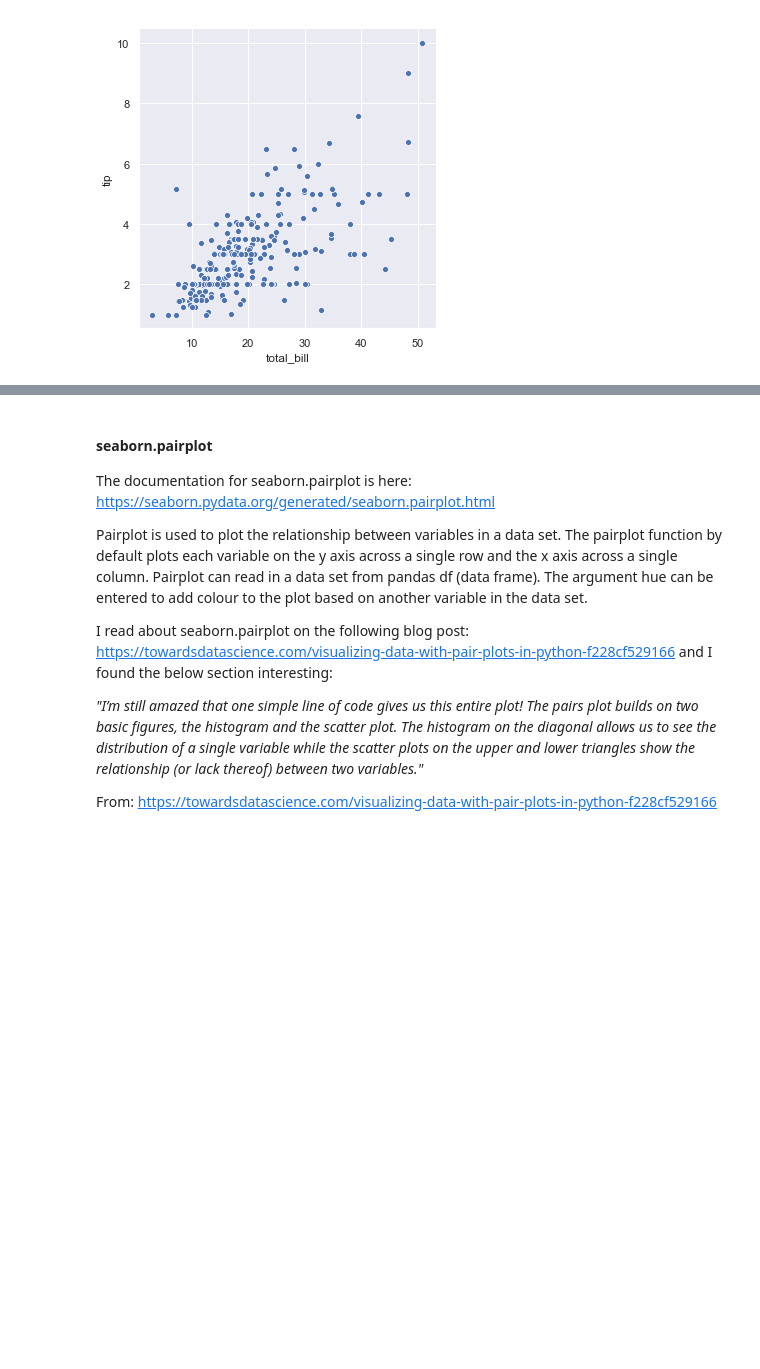
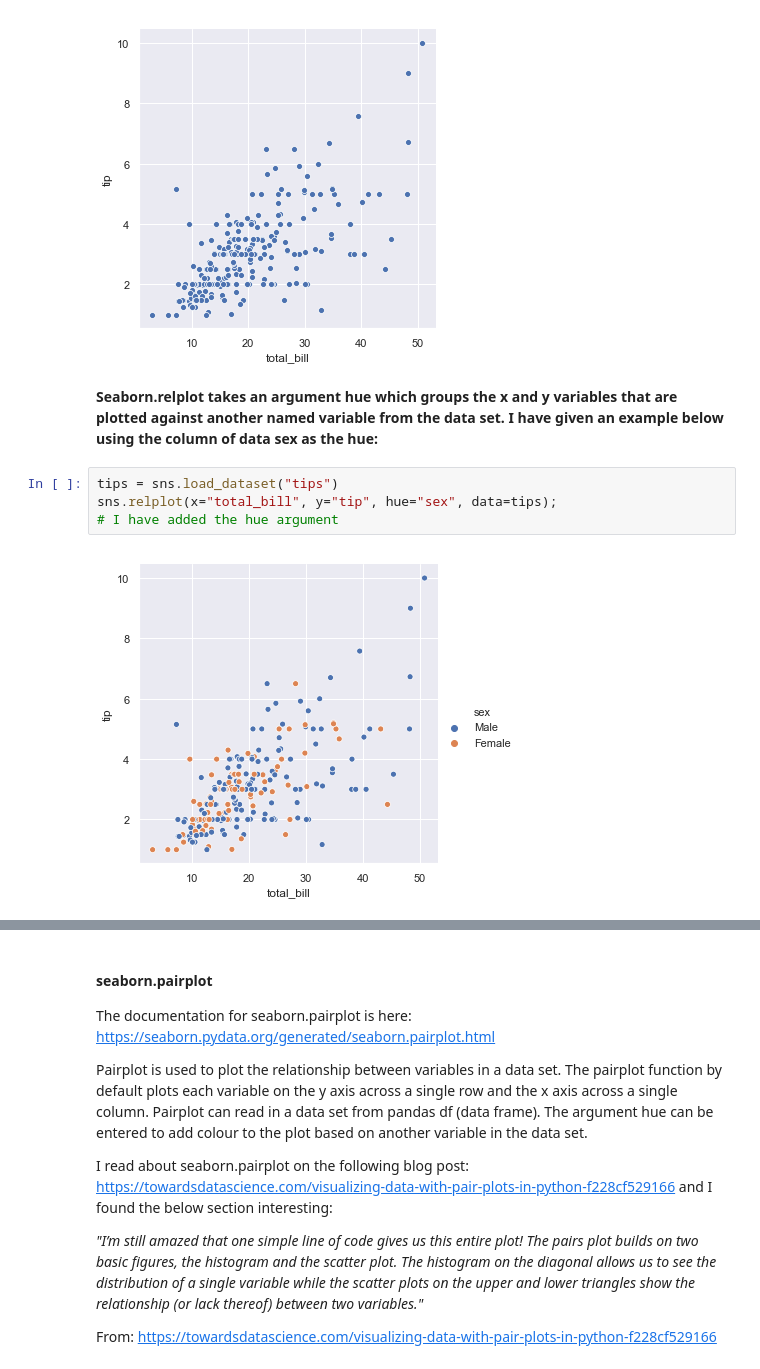
Before and after one commit to johndunne2019/Fundamentals-of-Data-Analysis-Project-2019, a Jupyter notebook: Tips-Dataset.ipynb, the cells around one changed output, grey strips where cells are left out. Cells and saved outputs as stored; diff of their text form; blank space fills up the shorter version.

Commit message:
seaborn.relplot hue and kind arguments

```diff
--- a/Tips-Dataset.ipynb
+++ b/Tips-Dataset.ipynb
@@ -332,3 +334,11 @@ sns.relplot(x="total_bill", y="tip", data=tips);
 # seaborn.relplot takes the arguments x and y to plot on the x and y axis
 # %% [output]
 [figure]
+# %% [markdown]
+**Seaborn.relplot takes an argument hue which groups the x and y variables that are plotted against another named variable from the data set. I have given an example below using the column of data sex as the hue:**
+# %%
+tips = sns.load_dataset("tips")
+sns.relplot(x="total_bill", y="tip", hue="sex", data=tips);
+# I have added the hue argument
+# %% [output]
+[figure, added]
```
Also changed, not shown: parts of 4 cells of this notebook.
